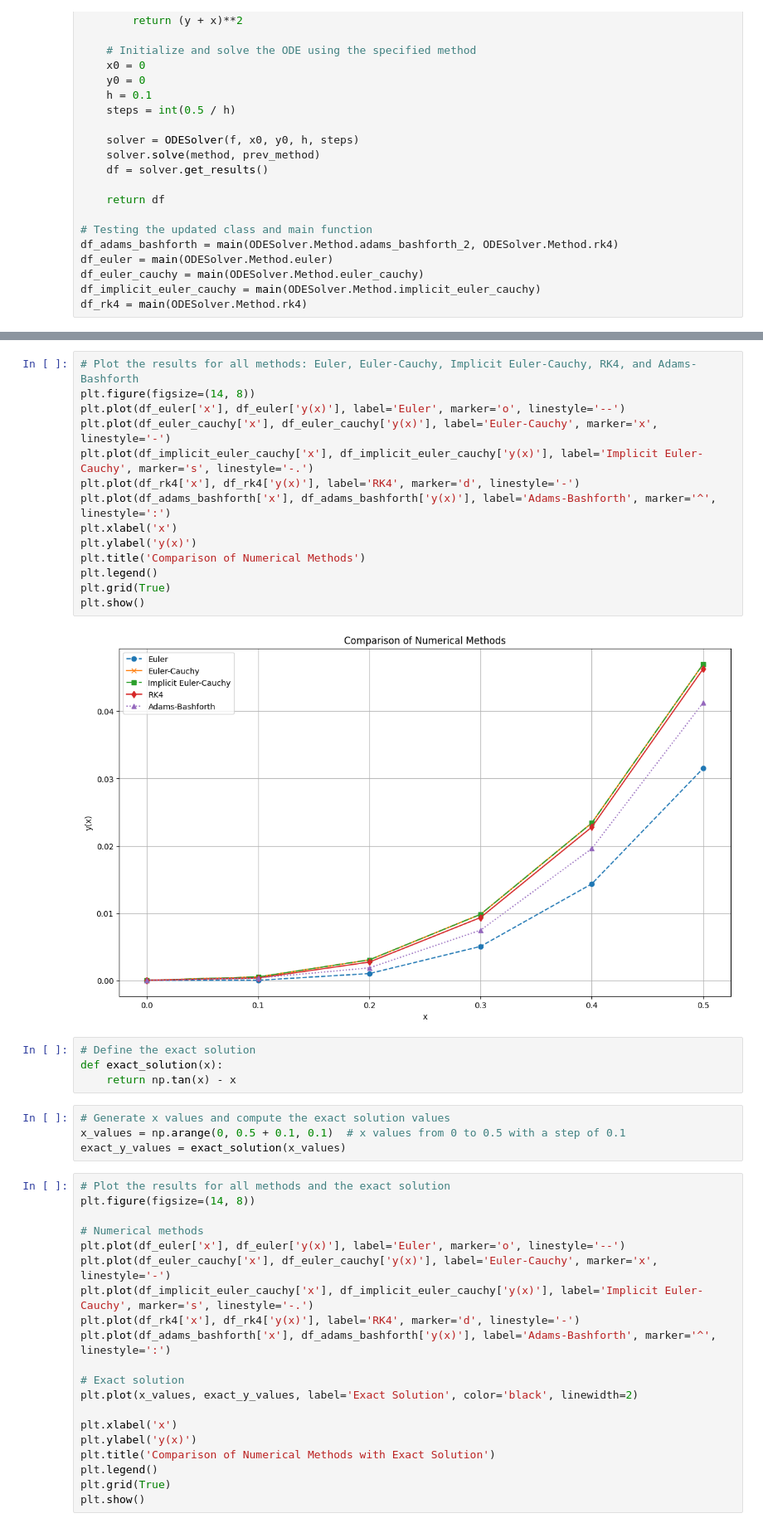
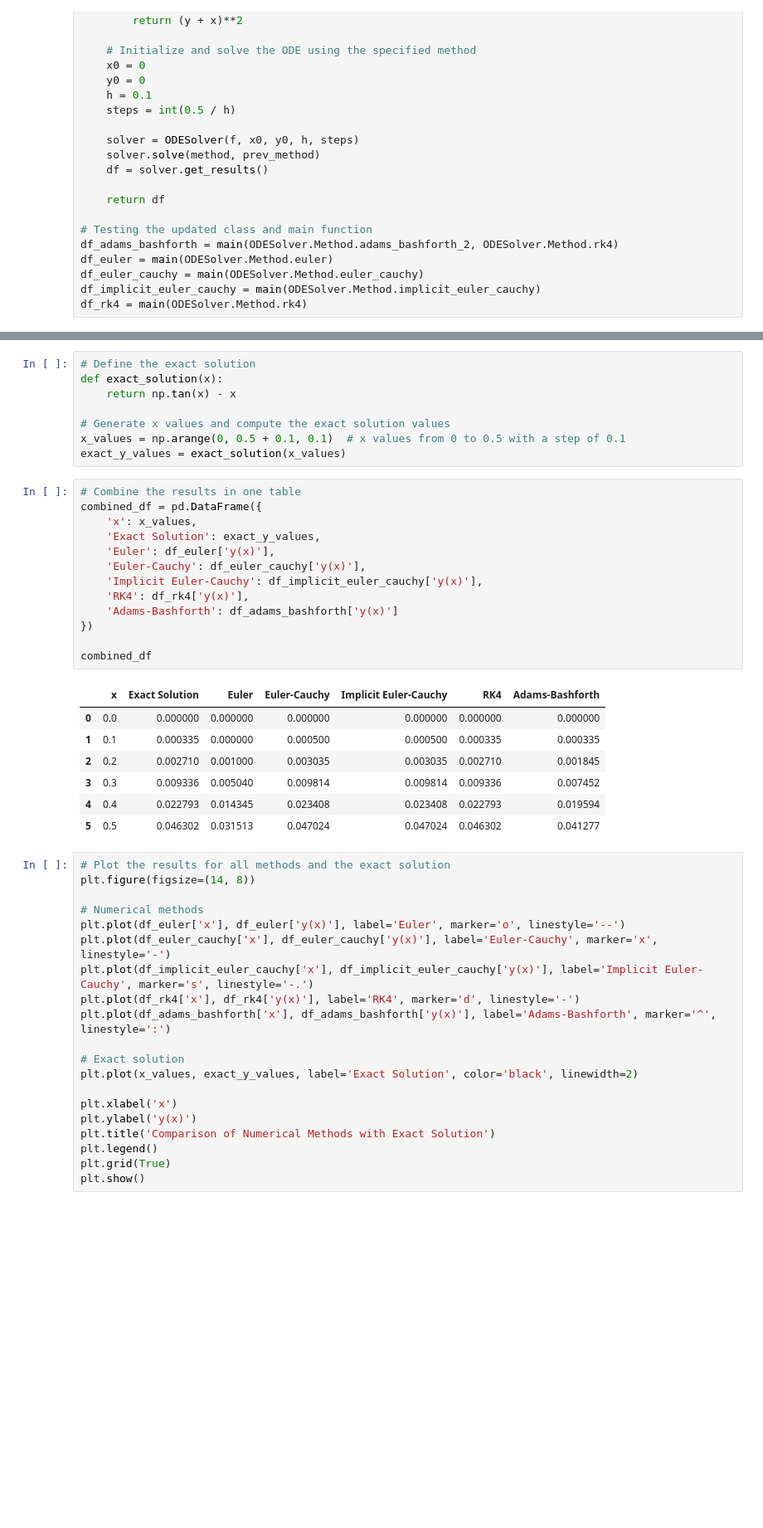
Before and after one commit to etietopabraham/Numerical-ODE-Solver, a Jupyter notebook: Numerical_ODE_Solver.ipynb, the cells around one changed output, grey strips where cells are left out. Shown: that part at 83% size. Cells and saved outputs as stored; diff of their text form; blank space fills up the shorter version.

```diff
--- a/Numerical_ODE_Solver.ipynb
+++ b/Numerical_ODE_Solver.ipynb
@@ -202,27 +152,32 @@ df_adams_bashforth
-# %%
-# Plot the results for all methods: Euler, Euler-Cauchy, Implicit Euler-Cauchy, RK4, and Adams-Bashforth
-plt.figure(figsize=(14, 8))
-plt.plot(df_euler['x'], df_euler['y(x)'], label='Euler', marker='o', linestyle='--')
-plt.plot(df_euler_cauchy['x'], df_euler_cauchy['y(x)'], label='Euler-Cauchy', marker='x', linestyle='-')
-plt.plot(df_implicit_euler_cauchy['x'], df_implicit_euler_cauchy['y(x)'], label='Implicit Euler-Cauchy', marker='s', linestyle='-.')
-plt.plot(df_rk4['x'], df_rk4['y(x)'], label='RK4', marker='d', linestyle='-')
-plt.plot(df_adams_bashforth['x'], df_adams_bashforth['y(x)'], label='Adams-Bashforth', marker='^', linestyle=':')
-plt.xlabel('x')
-plt.ylabel('y(x)')
-plt.title('Comparison of Numerical Methods')
-plt.legend()
-plt.grid(True)
-plt.show()
-# %% [output]
-[figure, removed]
-# %%
-# Define the exact solution
-def exact_solution(x):
-    return np.tan(x) - x
 # %%
+# Define the exact solution
+def exact_solution(x):
+    return np.tan(x) - x
+
 # Generate x values and compute the exact solution values
 x_values = np.arange(0, 0.5 + 0.1, 0.1)  # x values from 0 to 0.5 with a step of 0.1
 exact_y_values = exact_solution(x_values)
+# %%
+# Combine the results in one table
+combined_df = pd.DataFrame({
+    'x': x_values,
+    'Exact Solution': exact_y_values,
+    'Euler': df_euler['y(x)'],
+    'Euler-Cauchy': df_euler_cauchy['y(x)'],
+    'Implicit Euler-Cauchy': df_implicit_euler_cauchy['y(x)'],
+    'RK4': df_rk4['y(x)'],
+    'Adams-Bashforth': df_adams_bashforth['y(x)']
+})
+
+combined_df
+# %% [output]
+|  | x | Exact Solution | Euler | Euler-Cauchy | Implicit Euler-Cauchy | RK4 | Adams-Bashforth |
+| 0 | 0.0 | 0.000000 | 0.000000 | 0.000000 | 0.000000 | 0.000000 | 0.000000 |
+| 1 | 0.1 | 0.000335 | 0.000000 | 0.000500 | 0.000500 | 0.000335 | 0.000335 |
+| 2 | 0.2 | 0.002710 | 0.001000 | 0.003035 | 0.003035 | 0.002710 | 0.001845 |
+| 3 | 0.3 | 0.009336 | 0.005040 | 0.009814 | 0.009814 | 0.009336 | 0.007452 |
+| 4 | 0.4 | 0.022793 | 0.014345 | 0.023408 | 0.023408 | 0.022793 | 0.019594 |
+| 5 | 0.5 | 0.046302 | 0.031513 | 0.047024 | 0.047024 | 0.046302 | 0.041277 |
 # %%
 # Plot the results for all methods and the exact solution
 plt.figure(figsize=(14, 8))
```
Also changed, not shown: parts of 5 cells of this notebook.
